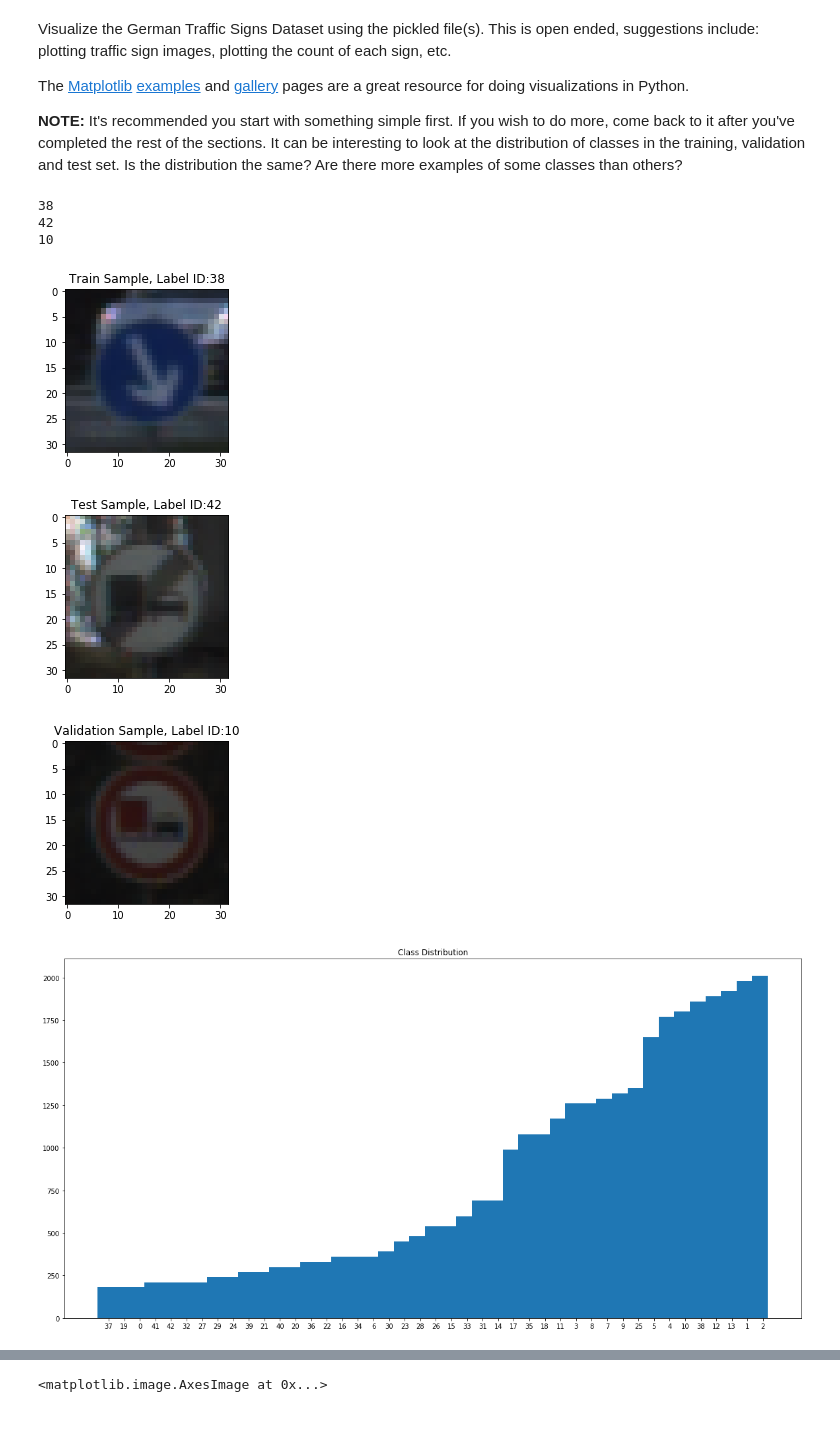
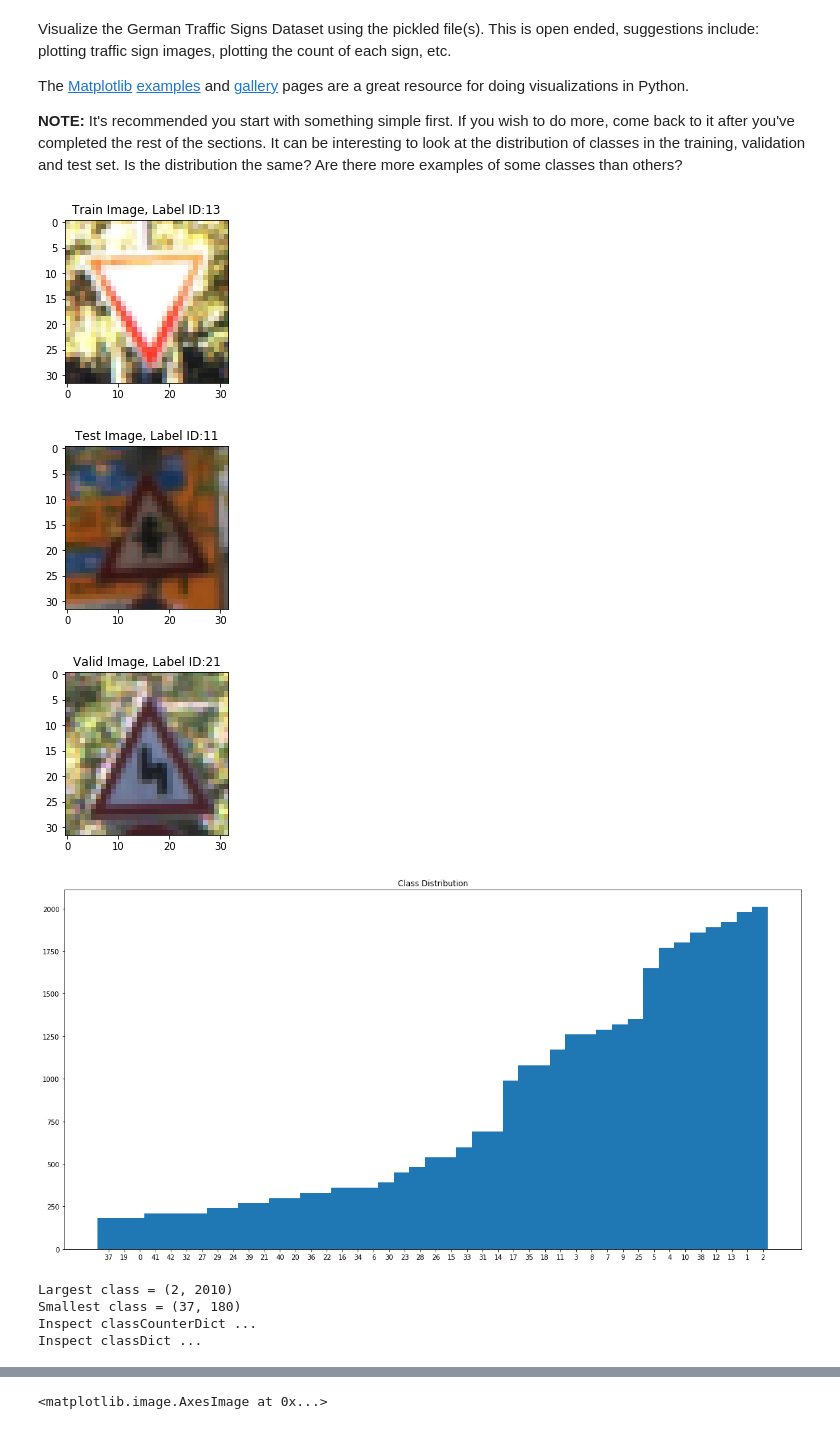
Before and after one commit to babbling/CarND-Traffic-Sign-Classifier-Project, a Jupyter notebook: Traffic_Sign_Classifier.ipynb, the cells around one changed output, grey strips where cells are left out. Drawn from its saved outputs; the diff is of its cells as text; code cells hidden in the pictures.

```diff
--- a/Traffic_Sign_Classifier.ipynb
+++ b/Traffic_Sign_Classifier.ipynb
@@ -95,7 +119,5 @@ The [Matplotlib](http://matplotlib.org/) [examples](http://matplotlib.org/exampl
 # %%
-### Data exploration visualization code goes here.
-### Feel free to use as many code cells as needed.
-import matplotlib.pyplot as plt
+
 import numpy as np
 import random
 from collections import Counter
@@ -108,40 +130,22 @@ import math
 # Visualizations will be shown in the notebook.
 %matplotlib inline
 
+# Sample training image
 index=random.randint(0, len(X_train))
+train_image = X_train[index].squeeze()
+plotImage(train_image, 'Train', y_train[index])
 
-train_image = X_train[index].squeeze()
+# Sample test image
+index=random.randint(0, len(X_test))
+test_image = X_test[index].squeeze()
+plotImage(test_image, 'Test', y_test[index])
 
-plt.figure(figsize=(3,3))
-plt.title('Train Sample'+', '+'Label ID:'+str(y_train[index]))
-plt.imshow(train_image)
-print(y_train[index])
-#print(sizes_train[index])
-#print(coords_train[index])
+# Sample validation image
+index=random.randint(0, len(X_valid))
+valid_image = X_valid[index].squeeze()
+plotImage(valid_image, 'Valid', y_valid[index])
 
-index=random.randint(0, len(X_test))
-
-test_image = X_test[index].squeeze()
-
-plt.figure(figsize=(3,3))
-plt.title('Test Sample'+', '+'Label ID:'+str(y_test[index]))
-plt.imshow(test_image)
-print(y_test[index])
-#print(sizes_test[index])
-#print(coords_testindex])
-
-index=random.randint(0, len(X_valid))
-
-valid_image = X_valid[index].squeeze()
-
-plt.figure(figsize=(3,3))
-plt.title('Validation Sample'+', '+'Label ID:'+str(y_valid[index]))
-plt.imshow(valid_image)
-print(y_valid[index])
-#print(sizes_valid[index])
-#print(coords_valid[index])
-
-# Explore the distribution of classes
+# Explore and visualize the distribution of classes/labels
 z = list(range(min(y_train),max(y_train)+1))
 classDist = Counter(y_train).items()
 classDist = sorted(classDist, key=lambda x: x[1])
@@ -161,41 +165,43 @@ plt.show()
 print("Largest class =", max(classDist, key=lambda x: x[1]))
 print("Smallest class =", min(classDist, key=lambda x: x[1]))
 
 maxClassSize = max(classDist, key=lambda x: x[1])[1] # example of extracting value from the tuple.  the value is the second element indicated by index 1
 
 # Data inspection done but before going further save off some important stats
 
 
 # Save a copy of the distribution prior to modification.  The copy will be used to track total counts
 classCounterDict = dict(classDist)
 
-print('Inspect classCounterDict')
-# zero out the counters
+print('Inspect classCounterDict ...')
 classCounterDict
-print(classCounterDict)
 
 # Modify the class dictionary to include augmentation size
 for index, classSize in enumerate(classDist, start=0):
     imageClass = classDist[index][0]
     classSize = classDist[index][1]
 
     augmentSize = math.floor((maxClassSize-classSize) / classSize)
     classDist[index]+=(augmentSize,)
-    print(classDist[index])
+    #print(classDist[index])
 
 # Convert the class 3-tuple list distribution into a dictionary
 # This method of creating the dictionary is required because this is 3-tuple, not 2-tuple list.
 # Result is a key based on position 1 element of the tuple (label)
 # Position 2 of the tuple is the size of the label class
 # Position 3 or the tuple is the computed augmentation size per image to be applied
 # So to use this classDict dictionary classDict[label][0] => size of the label class and
 # classDict[label][1] => augmentation size
 classDict = dict([ (k[0], k[1:]) for k in classDist ])
+
+print('Inspect classDict ...')
+classDict
 # %% [output]
-38
-42
-10
-[figure, old version]
+[figure, new version]
-[figure, old version]
+[figure, new version]
-[figure, old version]
+[figure, new version]
 [figure]
+Largest class = (2, 2010)
+Smallest class = (37, 180)
+Inspect classCounterDict ...
+Inspect classDict ...
```
Also changed, not shown: parts of 4 cells of this notebook.
